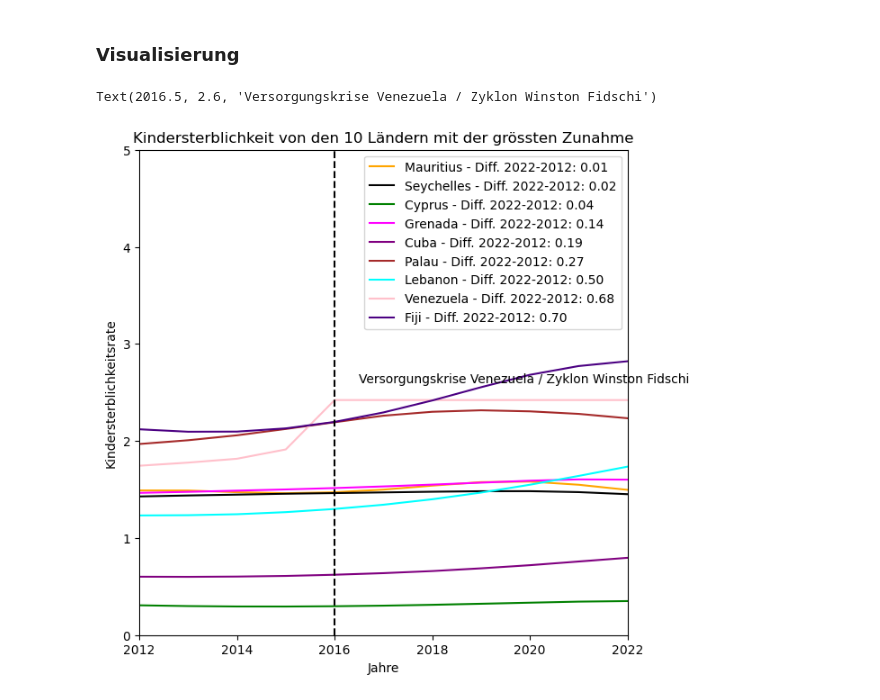
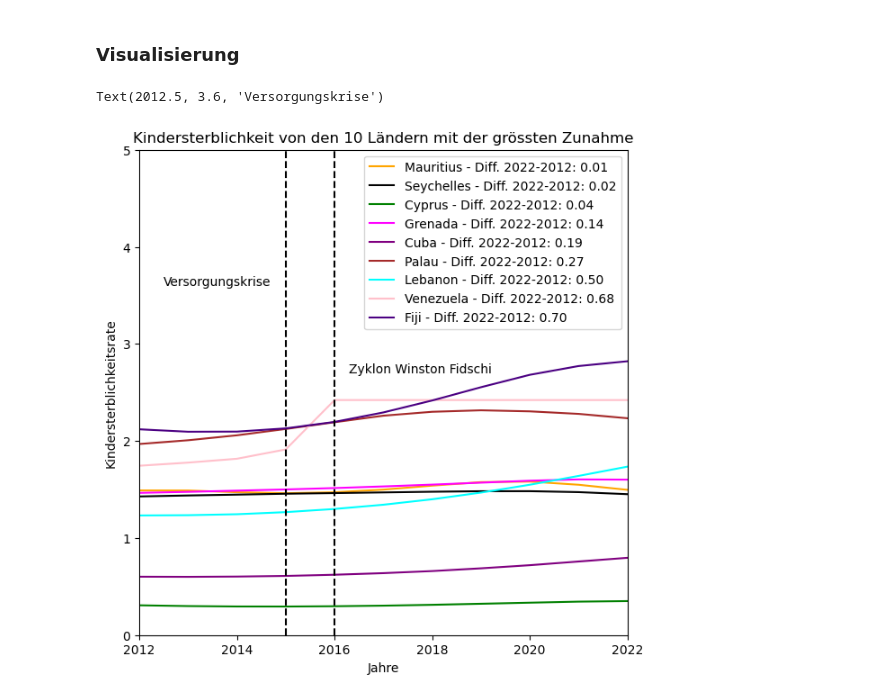
Before and after one commit to 12Lisa12/Pandas-LN, a Jupyter notebook: Grundgerüst_Leistungsnachweis.ipynb, the cells around one changed output. Drawn from its saved outputs; the diff is of its cells as text; code cells hidden in the pictures.

Commit message:
Text Analyse überarbeitet und Grafik angepasst

```diff
--- a/Grundgerüst_Leistungsnachweis.ipynb
+++ b/Grundgerüst_Leistungsnachweis.ipynb
@@ -310,37 +313,35 @@ print(Gebiets_liste)
 # %%
 color_dict = {
     'Mauritius': 'orange',
     'Seychelles': 'black',
     'Cyprus': 'green',
     'Grenada': 'magenta',
     'Cuba': 'purple',
     'Palau': 'brown',
     'Lebanon': 'cyan',
     'Venezuela': 'pink',
     'Fiji': 'indigo'
 }
 
 for gebiet in Gebiets_liste:
     diff = diffs[gebiet]
     g = df_pivot.loc[gebiet].plot(
         title='Kindersterblichkeit von den 10 Ländern mit der grössten Zunahme',
         xlabel='Jahre',
         ylabel='Kindersterblichkeitsrate',
         legend=True,
         label=f'{gebiet} - Diff. 2022-2012: {diff:.2f}',
         xlim=[2012, 2022],
         ylim=[0,5],
         color=color_dict[gebiet],
         figsize=(7,7))
 
 
 g.axvline(x=2016, color='black', linestyle='--')
-g.text(2016.5, 2.6, 'Versorgungskrise Venezuela / Zyklon Winston Fidschi')
+g.text(2016.3, 2.7, 'Zyklon Winston Fidschi')
 
-
-
-
-# für Mauritius
+g.axvline(x=2015, color='black', linestyle='--')
+g.text(2012.5, 3.6, 'Versorgungskrise')
 # %% [output]
-Text(2016.5, 2.6, 'Versorgungskrise Venezuela / Zyklon Winston Fidschi')
+Text(2012.5, 3.6, 'Versorgungskrise')
-[figure, old version]
+[figure, new version]
```
Also changed, not shown: parts of 6 cells of this notebook.
